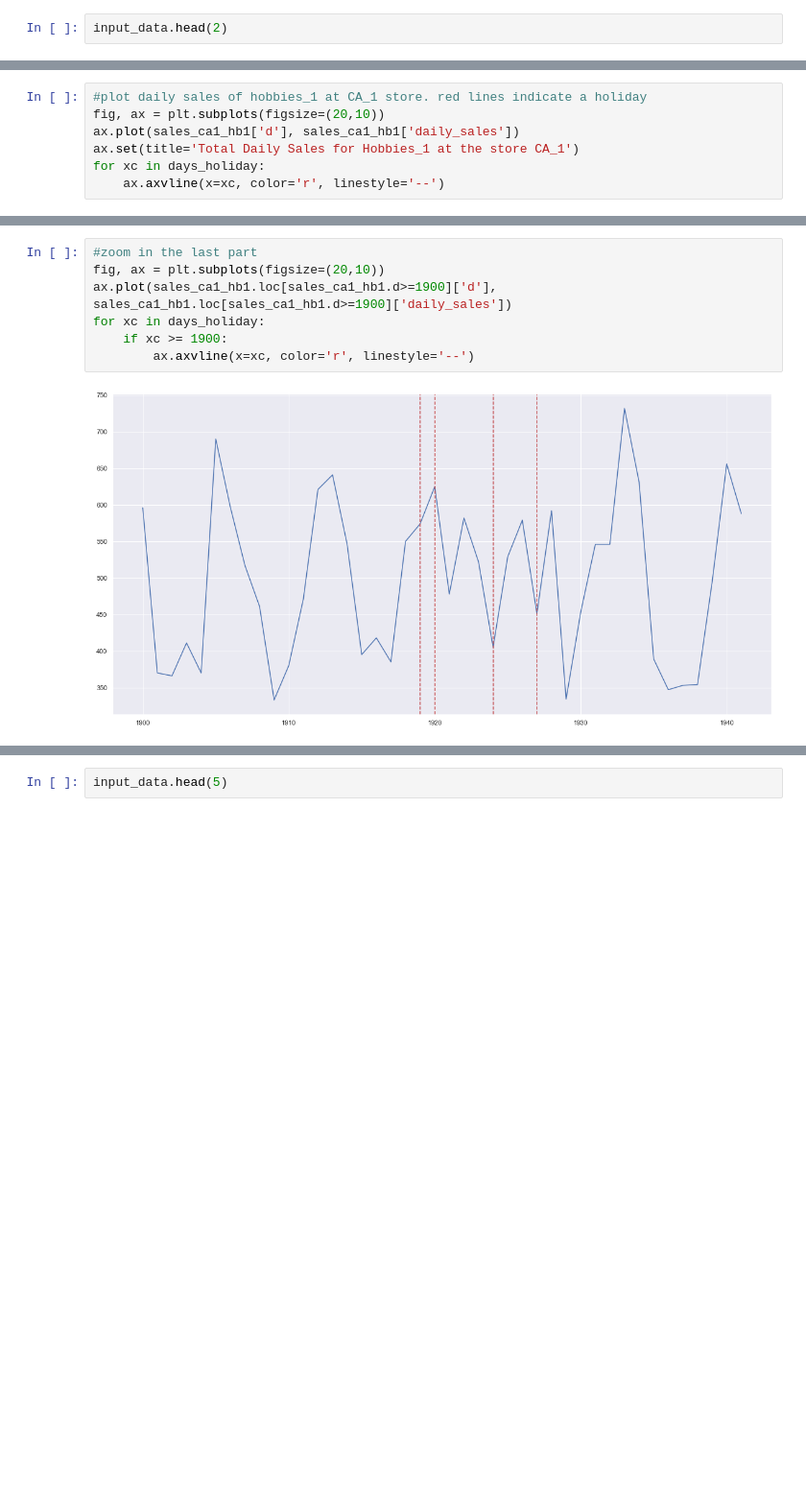
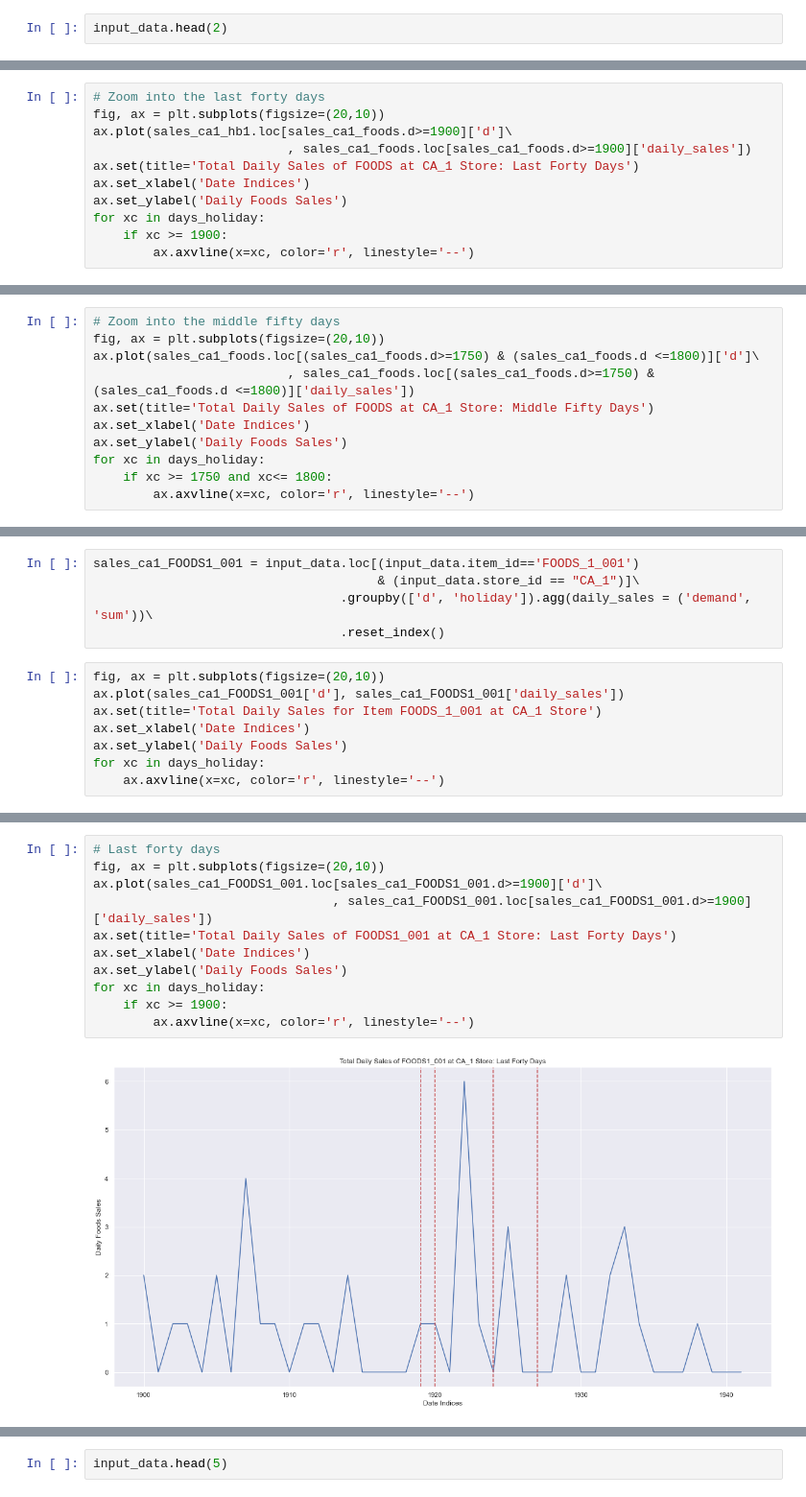
Before and after one commit to QingchuanLyu/Predicting-Walmart-Food-Sales, a Jupyter notebook: Walmart_Sales_Prediction_Qingchuan Lyu.ipynb, the cells around one changed output, grey strips where cells are left out. Shown at 96% size. Cells and saved outputs as stored; diff of their text form; blank space fills up the shorter version.

Commit message:
explored holiday impacts on CA FOODS sales

```diff
--- a/Walmart_Sales_Prediction_Qingchuan Lyu.ipynb
+++ b/Walmart_Sales_Prediction_Qingchuan Lyu.ipynb
@@ -150,0 +160,11 @@ array([1578, 1588, 1600, 1602, 1605, 1618, 1632, 1683, 1700, 1718, 1737,
+# %%
+# Zoom into the last forty days
+fig, ax = plt.subplots(figsize=(20,10))
+ax.plot(sales_ca1_hb1.loc[sales_ca1_foods.d>=1900]['d']\
+                          , sales_ca1_foods.loc[sales_ca1_foods.d>=1900]['daily_sales'])
+ax.set(title='Total Daily Sales of FOODS at CA_1 Store: Last Forty Days')
+ax.set_xlabel('Date Indices')
+ax.set_ylabel('Daily Foods Sales')
+for xc in days_holiday:
+    if xc >= 1900:
+        ax.axvline(x=xc, color='r', linestyle='--')
@@ -150,0 +173,11 @@ array([1578, 1588, 1600, 1602, 1605, 1618, 1632, 1683, 1700, 1718, 1737,
+# %%
+# Zoom into the middle fifty days
+fig, ax = plt.subplots(figsize=(20,10))
+ax.plot(sales_ca1_foods.loc[(sales_ca1_foods.d>=1750) & (sales_ca1_foods.d <=1800)]['d']\
+                          , sales_ca1_foods.loc[(sales_ca1_foods.d>=1750) & (sales_ca1_foods.d <=1800)]['daily_sales'])
+ax.set(title='Total Daily Sales of FOODS at CA_1 Store: Middle Fifty Days')
+ax.set_xlabel('Date Indices')
+ax.set_ylabel('Daily Foods Sales')
+for xc in days_holiday:
+    if xc >= 1750 and xc<= 1800:
+        ax.axvline(x=xc, color='r', linestyle='--')
@@ -151,8 +198,14 @@ array([1578, 1588, 1600, 1602, 1605, 1618, 1632, 1683, 1700, 1718, 1737,
+# %%
+sales_ca1_FOODS1_001 = input_data.loc[(input_data.item_id=='FOODS_1_001')
+                                      & (input_data.store_id == "CA_1")]\
+                                 .groupby(['d', 'holiday']).agg(daily_sales = ('demand', 'sum'))\
+                                 .reset_index()
 # %%
-#plot daily sales of hobbies_1 at CA_1 store. red lines indicate a holiday
 fig, ax = plt.subplots(figsize=(20,10))
-ax.plot(sales_ca1_hb1['d'], sales_ca1_hb1['daily_sales'])
-ax.set(title='Total Daily Sales for Hobbies_1 at the store CA_1')
+ax.plot(sales_ca1_FOODS1_001['d'], sales_ca1_FOODS1_001['daily_sales'])
+ax.set(title='Total Daily Sales for Item FOODS_1_001 at CA_1 Store')
+ax.set_xlabel('Date Indices')
+ax.set_ylabel('Daily Foods Sales')
 for xc in days_holiday:
     ax.axvline(x=xc, color='r', linestyle='--')
 # %% [output]
@@ -160,10 +213,14 @@ for xc in days_holiday:
 # %%
-#zoom in the last part
+# Last forty days
 fig, ax = plt.subplots(figsize=(20,10))
-ax.plot(sales_ca1_hb1.loc[sales_ca1_hb1.d>=1900]['d'], sales_ca1_hb1.loc[sales_ca1_hb1.d>=1900]['daily_sales'])
+ax.plot(sales_ca1_FOODS1_001.loc[sales_ca1_FOODS1_001.d>=1900]['d']\
+                                , sales_ca1_FOODS1_001.loc[sales_ca1_FOODS1_001.d>=1900]['daily_sales'])
+ax.set(title='Total Daily Sales of FOODS1_001 at CA_1 Store: Last Forty Days')
+ax.set_xlabel('Date Indices')
+ax.set_ylabel('Daily Foods Sales')
 for xc in days_holiday:
     if xc >= 1900:
         ax.axvline(x=xc, color='r', linestyle='--')
 # %% [output]
-[figure, old version]
+[figure, new version]
 # %%
```
Also changed, not shown: parts of 55 cells of this notebook.
